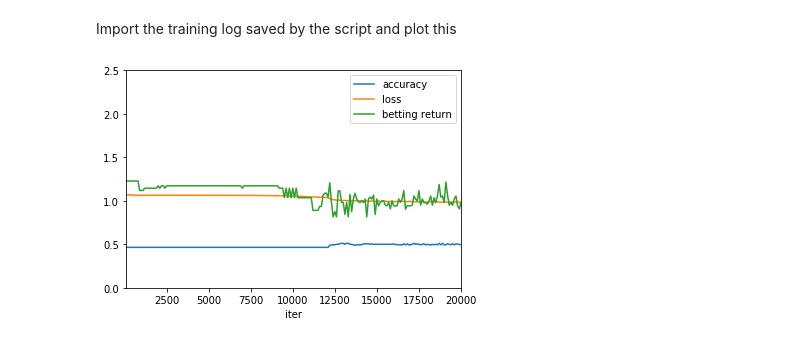
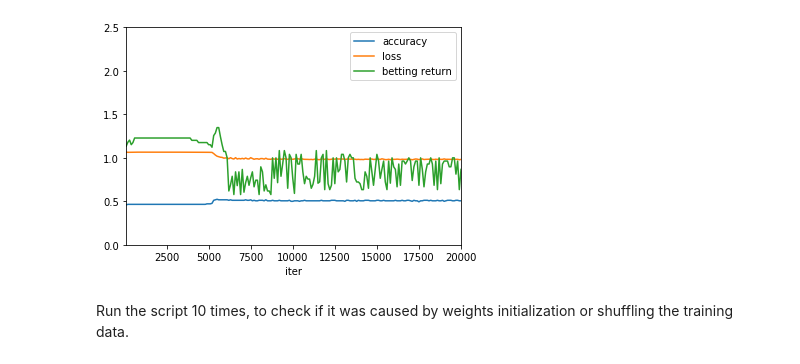
Before and after one commit to Gearlux/football-predictor, a Jupyter notebook: report.ipynb, the cells around one changed output. Cells and saved outputs as stored; diff of their text form; code cells hidden in the pictures.

```diff
--- a/report.ipynb
+++ b/report.ipynb
@@ -25,9 +68,10 @@ INFO:tensorflow:Done running local_init_op.
-# %% [markdown]
-Import the training log saved by the script and plot this
 # %%
-import pandas as pd
+if os.path.exists('training-log.csv'):
+    os.rename('training-log.csv','training-log_02.csv')
+
+df = pd.read_csv('training-log_02.csv', header=None, names=['iter','accuracy','loss','betting return']).set_index('iter')
+
 %matplotlib inline
-df = pd.read_csv('training-log.csv', header=None, names=['iter','accuracy','loss','betting return']).set_index('iter')
 _ = df.plot(ylim=(0,2.5))
 # %% [output]
-[figure, old version]
+[figure, new version]
@@ -35,0 +78,2 @@ Betting return differs significantly from the return specified on site.
+# %% [markdown]
+Run the script 10 times, to check if it was caused by weights initialization or shuffling the training data.
```
Also changed, not shown: parts of 19 cells of this notebook, 12 other files.
